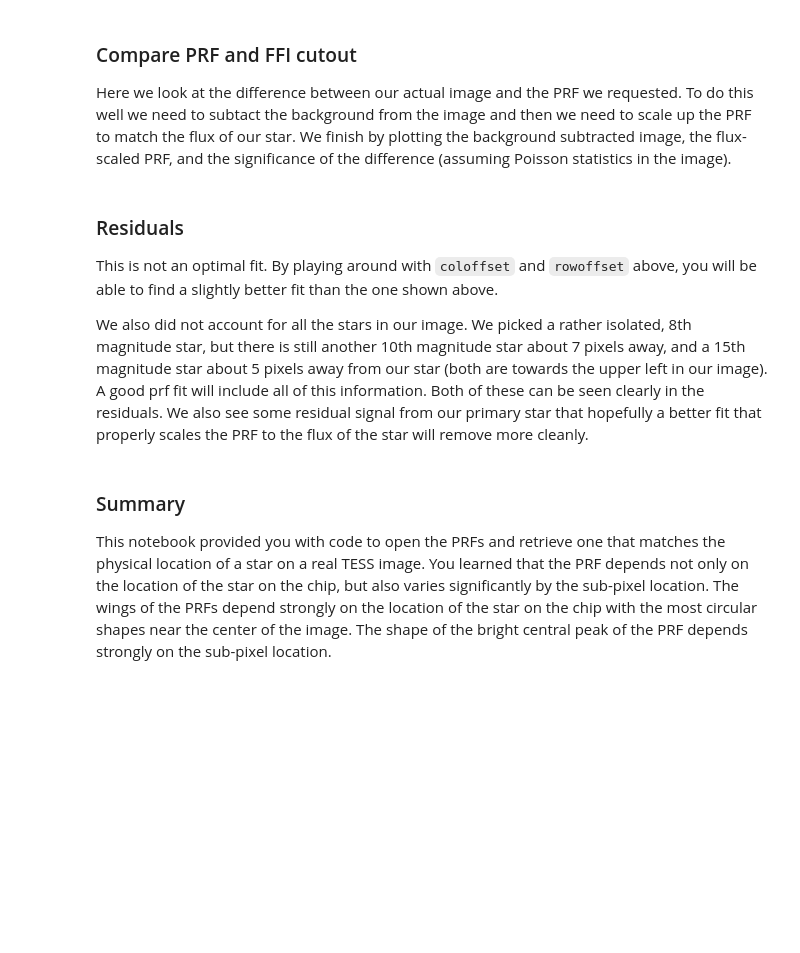
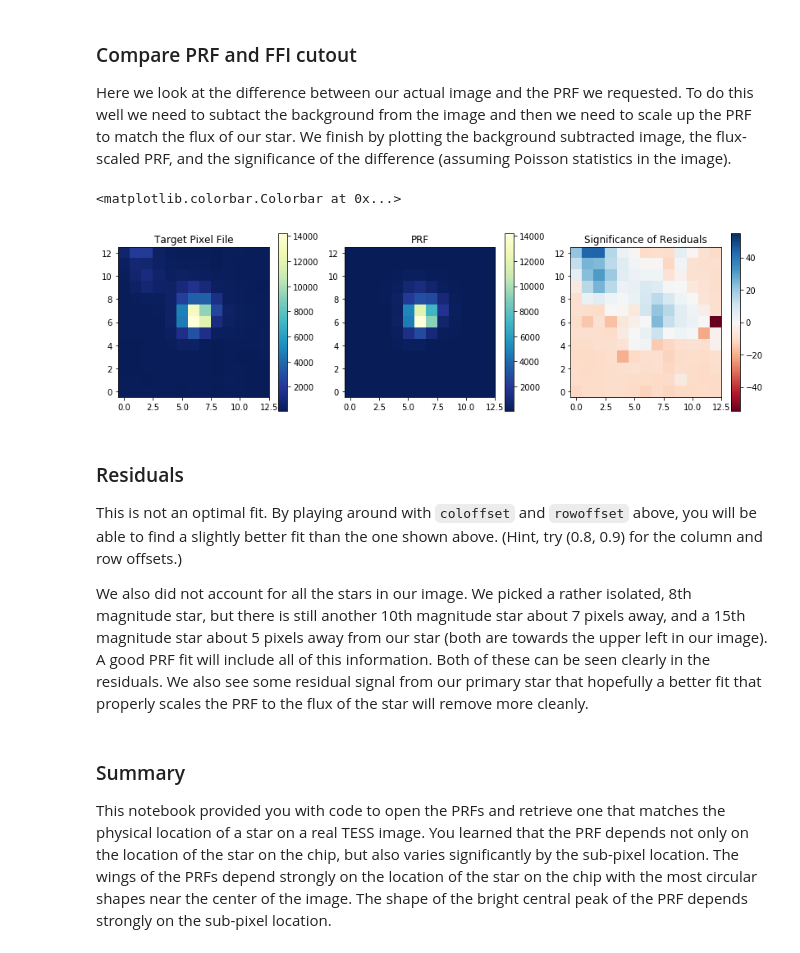
Before and after one commit to mustaric/susanTutorials, a Jupyter notebook: tessPrfRetrieval/tess_prf_retrieval.ipynb, the cells around one changed output. Cells and saved outputs as stored; diff of their text form; code cells hidden in the pictures; blank space fills up the shorter version.

Commit message:
Clean up prf code.

```diff
--- a/tessPrfRetrieval/tess_prf_retrieval.ipynb
+++ b/tessPrfRetrieval/tess_prf_retrieval.ipynb
@@ -276,7 +282,7 @@ def getPrfAtColRowFits(col, row, ccd, camera, sector, path):
 
     Returns
     ---------
-    A 13x13 numpy image array.
+    A 13x13 numpy image array of the interpolated PRF.
     """
     col = float(col)
     row = float(row)
@@ -500,43 +505,46 @@ offcol = .7
 offrow = .9
 
 #Retrieve the PRF using our functions above.
-prf = getPrfAtColRowFits(col + offcol + prf_col_offset, row + offrow, ccd, camera, sector, path)
+prf = getPrfAtColRowFits(bright_col + offcol + prf_col_offset, bright_row + offrow, ccd, camera, sector, path)
 # %% [markdown]
 ### Compare PRF and FFI cutout
 Here we look at the difference between our actual image and the PRF we requested. To do this well we need to subtact the background from the image and then we need to scale up the PRF to match the flux of our star. We finish by plotting the background subtracted image, the flux-scaled PRF, and the significance of the difference (assuming Poisson statistics in the image).
 # %%
 #estimate background using median
 image_subbkg =  image_stack - np.median(image_stack)
 #Scaling based on brightest pixels.
 scale = np.max(image_subbkg)/np.max(prf)
 #Take the difference
 diff =  image_subbkg - prf * scale
 
 #Estimate the signficance of the residuals
 sigma = diff / (np.sqrt(np.abs(image_subbkg)) + .05)
 
 #Plot
 vm = np.max(image_subbkg)
-plt.figure(figsize=(14, 4))
+plt.figure(figsize = (14, 4))
 plt.subplot(131)
 plt.imshow(image_stack, **kwargs, vmax=vm)
 plt.title('Target Pixel File')
 plt.colorbar()
 
 plt.subplot(132)
 plt.imshow(prf * scale, **kwargs, vmax = vm)
 plt.title('PRF')
 plt.colorbar()
 
 plt.subplot(133)
-plt.imshow(sigma, origin = "bottom", interpolation = 'nearest',cmap = 'RdBu', vmin = -45, vmax = 45)
+plt.imshow(sigma, origin = "bottom", interpolation = 'nearest',cmap = 'RdBu', vmin = -55, vmax = 55)
 plt.title('Significance of Residuals')
 plt.colorbar()
+# %% [output]
+<matplotlib.colorbar.Colorbar at 0x...>
+[figure, added]
 # %% [markdown]
 ### Residuals
-This is not an optimal fit. By playing around with `coloffset` and `rowoffset` above, you will be able to find a slightly better fit than the one shown above.
+This is not an optimal fit. By playing around with `coloffset` and `rowoffset` above, you will be able to find a slightly better fit than the one shown above.  (Hint, try (0.8, 0.9) for the column and row offsets.)
 
-We also did not account for all the stars in our image. We picked a rather isolated, 8th magnitude star, but there is still another 10th magnitude star about 7 pixels away, and a 15th magnitude star about 5 pixels away from our star (both are towards the upper left in our image). A good prf fit will include all of this information. Both of these can be seen clearly in the residuals. We also see some residual signal from our primary star that hopefully a better fit that properly scales the PRF to the flux of the star will remove more cleanly.
+We also did not account for all the stars in our image. We picked a rather isolated, 8th magnitude star, but there is still another 10th magnitude star about 7 pixels away, and a 15th magnitude star about 5 pixels away from our star (both are towards the upper left in our image). A good PRF fit will include all of this information. Both of these can be seen clearly in the residuals. We also see some residual signal from our primary star that hopefully a better fit that properly scales the PRF to the flux of the star will remove more cleanly.
 # %% [markdown]
 ### Summary
 This notebook provided you with code to open the PRFs and retrieve one that matches the physical location of a star on a real TESS image.  You learned that the PRF depends not only on the location of the star on the chip, but also varies significantly by the sub-pixel location.  The wings of the PRFs depend strongly on the location of the star on the chip with the most circular shapes near the center of the image. The shape of the bright central peak of the PRF depends strongly on the sub-pixel location.
```
Also changed, not shown: parts of 12 cells of this notebook.
